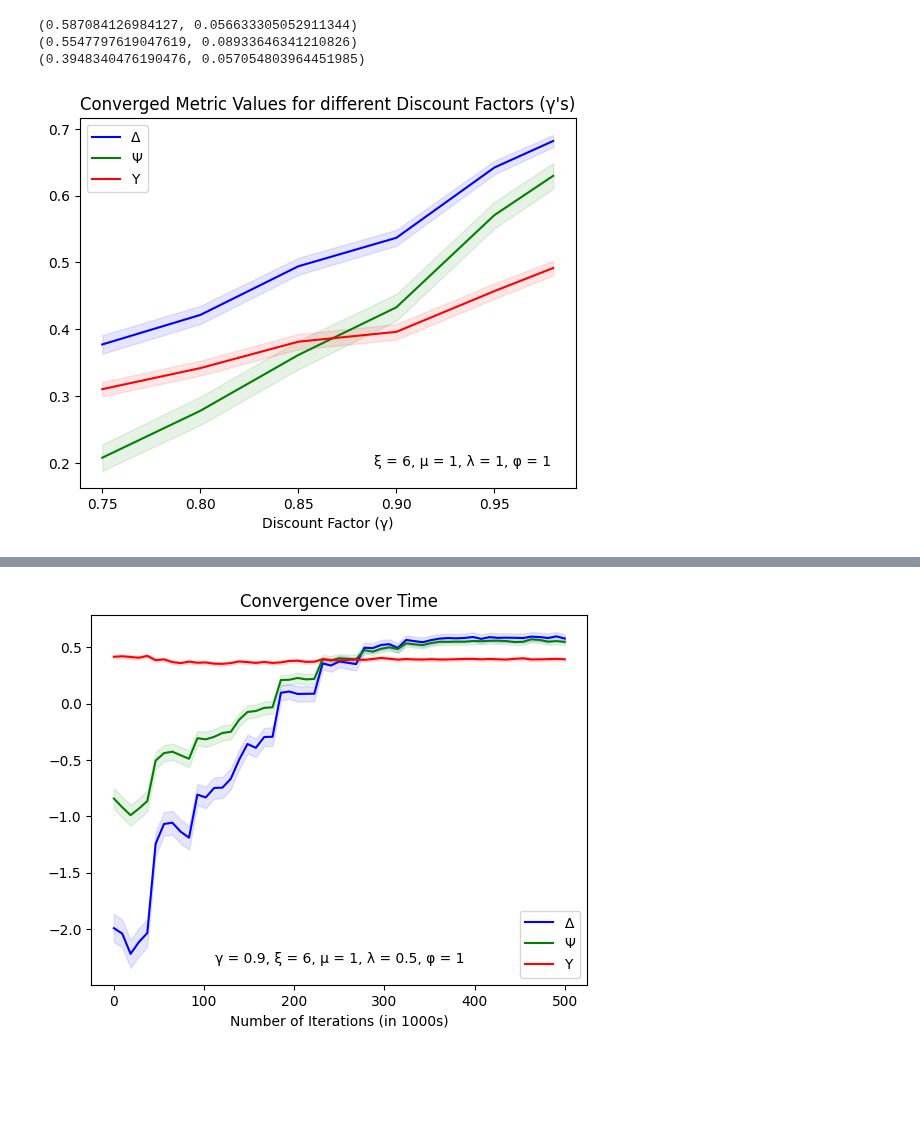
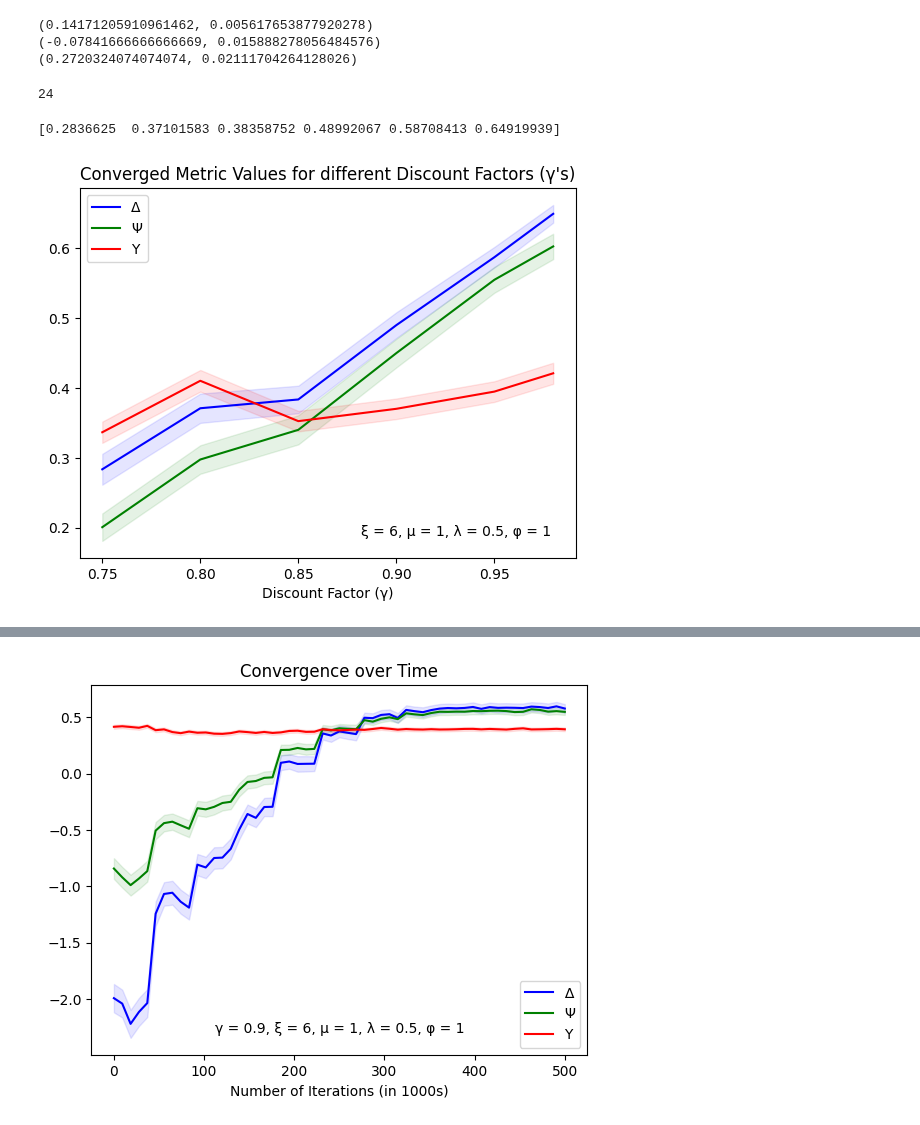
Before and after one commit to WouterBant/Algorithmic-Collusion-an-Experimental-Study, a Jupyter notebook: src/runs/other.ipynb, the cells around one changed output, grey strips where cells are left out. Saved outputs shown, nothing was run; the diff lists cells and outputs as text; code cells hidden in the pictures; blank space fills up the shorter version.

```diff
--- a/src/runs/other.ipynb
+++ b/src/runs/other.ipynb
@@ -83,7 +102,7 @@ file_path = os.path.join(current_dir, '..', '..', 'data', 'simulation_data.h5')
 
 file = h5py.File(file_path, 'r')
 
-group = file['V3gamma095']
+group = file['Regulator1']
 
 pi1_L = group['pi1_L'][:]; pi2_L = group['pi2_L'][:]
 theta1_L = group['theta1_L'][:]; theta2_L = group['theta2_L'][:]
@@ -94,17 +113,22 @@ q1_t = group['q1_t'][:]; q2_t = group['q2_t'][:]
 
 
 file.close()
-env = Environment(Lambda=0.5)
+env = Environment()
 Cycles = Cycle_Classifier(env, pi1_L, pi2_L, theta1_L, theta2_L, q1_L, q2_L)
 
 print(Cycles.mean_variance_profit())
 print(Cycles.mean_variance_q())
 print(Cycles.mean_variance_theta())
 # %% [output]
-(0.587084126984127, 0.056633305052911344)
-(0.5547797619047619, 0.08933646341210826)
-(0.3948340476190476, 0.057054803964451985)
+(0.14171205910961462, 0.005617653877920278)
+(-0.07841666666666669, 0.015888278056484576)
+(0.2720324074074074, 0.02111704264128026)
-# %%
-visualize_over_gamma(Environment(), ['Gamma075', 'Gamma08', 'Gamma085', 'TheBaseline', 'Gamma095', 'Gamma098'])
-# %% [output]
-[figure, removed]
+# %%
+len(Cycles.longest_cycles()[0][0])
+# %% [output]
+24
+# %%
+visualize_over_gamma(Environment(Lambda=0.5), ["V4gamma075", "V4gamma08", "V3gamma085", "V3gamma09", "V3gamma095", "V4gamma098"])
+# %% [output]
+[0.2836625  0.37101583 0.38358752 0.48992067 0.58708413 0.64919939]
+[figure, added]
```
Also changed, not shown: parts of 10 cells of this notebook, 4 other files.
